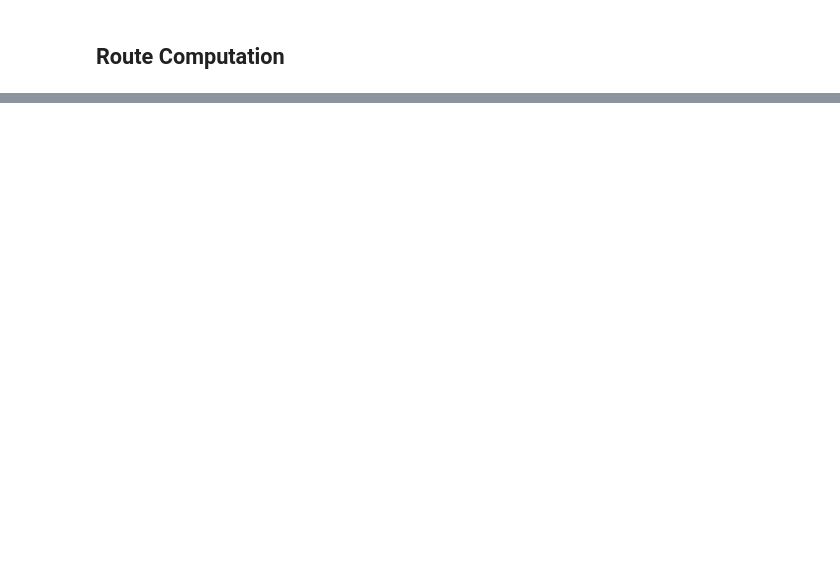
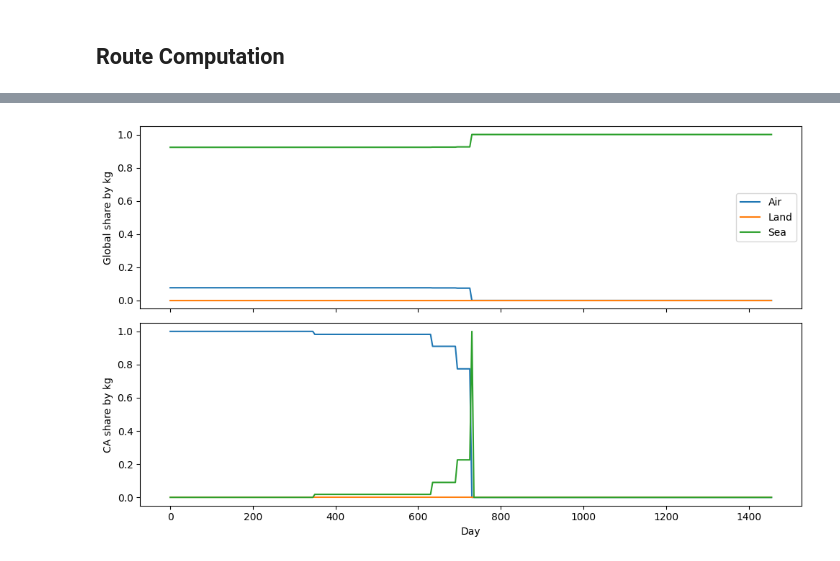
Before and after one commit to zrobers/ca_drift, a Jupyter notebook: trade_simulation.ipynb, the cells around one changed output, grey strips where cells are left out. Cells and saved outputs as stored; diff of their text form; code cells hidden in the pictures; blank space fills up the shorter version.

Commit message:
simplified trade simulation complete.

```diff
--- a/trade_simulation.ipynb
+++ b/trade_simulation.ipynb
@@ -225,0 +511,54 @@ plot_graph(G)
+# %%
+import matplotlib.pyplot as plt
+import pandas as pd
+from collections import defaultdict
+
+# --- Central America set ---
+ca_countries = {'Belize', 'Costa Rica', 'El Salvador', 'Guatemala', 'Honduras', 'Nicaragua', 'Panama'}
+
+# --- Initialize ---
+kg_by_mode = defaultdict(list)
+kg_by_mode_ca = defaultdict(list)
+
+for day in sorted(daily_edge_modes.keys()):
+    mode_totals = defaultdict(float)
+    mode_ca_totals = defaultdict(float)
+
+    for (u, v), mode in daily_edge_modes[day].items():
+        G = graphs_by_day[mode][day]
+        if not G.has_edge(u, v):
+            continue
+
+        kg = G[u][v]['kilograms'] or 0
+        mode_totals[mode] += kg
+        if u in ca_countries or v in ca_countries:
+            mode_ca_totals[mode] += kg
+
+    total = sum(mode_totals.values())
+    total_ca = sum(mode_ca_totals.values())
+
+    for m in ['Air', 'Land', 'Sea']:
+        kg_by_mode[m].append(mode_totals[m] / total if total > 0 else 0)
+        kg_by_mode_ca[m].append(mode_ca_totals[m] / total_ca if total_ca > 0 else 0)
+
+# --- Plot ---
+days = sorted(daily_edge_modes.keys())
+
+fig, axs = plt.subplots(2, 1, figsize=(10, 6), sharex=True)
+
+# Global trade
+for m in ['Air', 'Land', 'Sea']:
+    axs[0].plot(days, kg_by_mode[m], label=m)
+axs[0].set_ylabel('Global share by kg')
+axs[0].legend()
+
+# Central America trade
+for m in ['Air', 'Land', 'Sea']:
+    axs[1].plot(days, kg_by_mode_ca[m], label=m)
+axs[1].set_ylabel('CA share by kg')
+axs[1].set_xlabel('Day')
+
+plt.tight_layout()
+plt.show()
+# %% [output]
+[figure, added]
```
Also changed, not shown: parts of 14 cells of this notebook, 2 other files.
